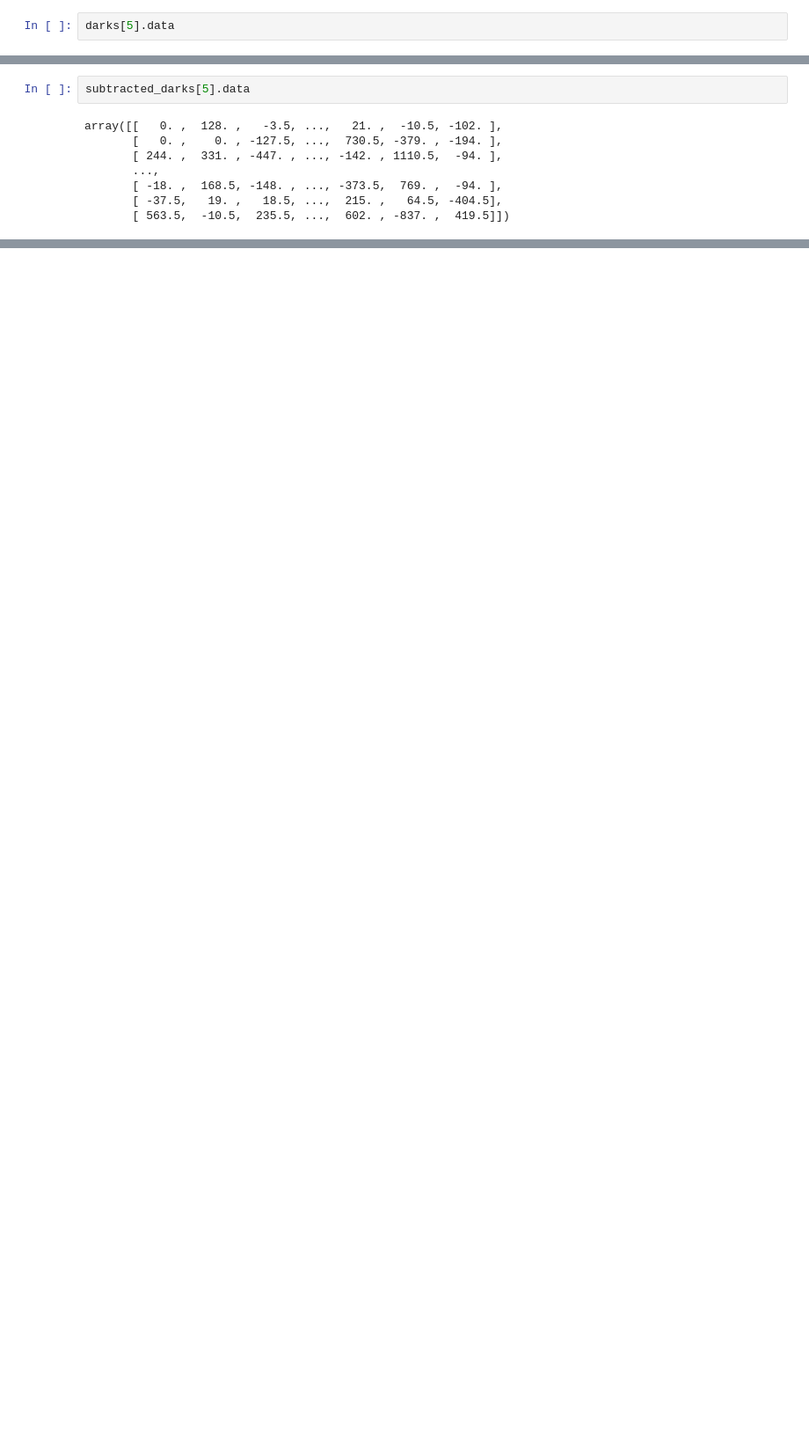
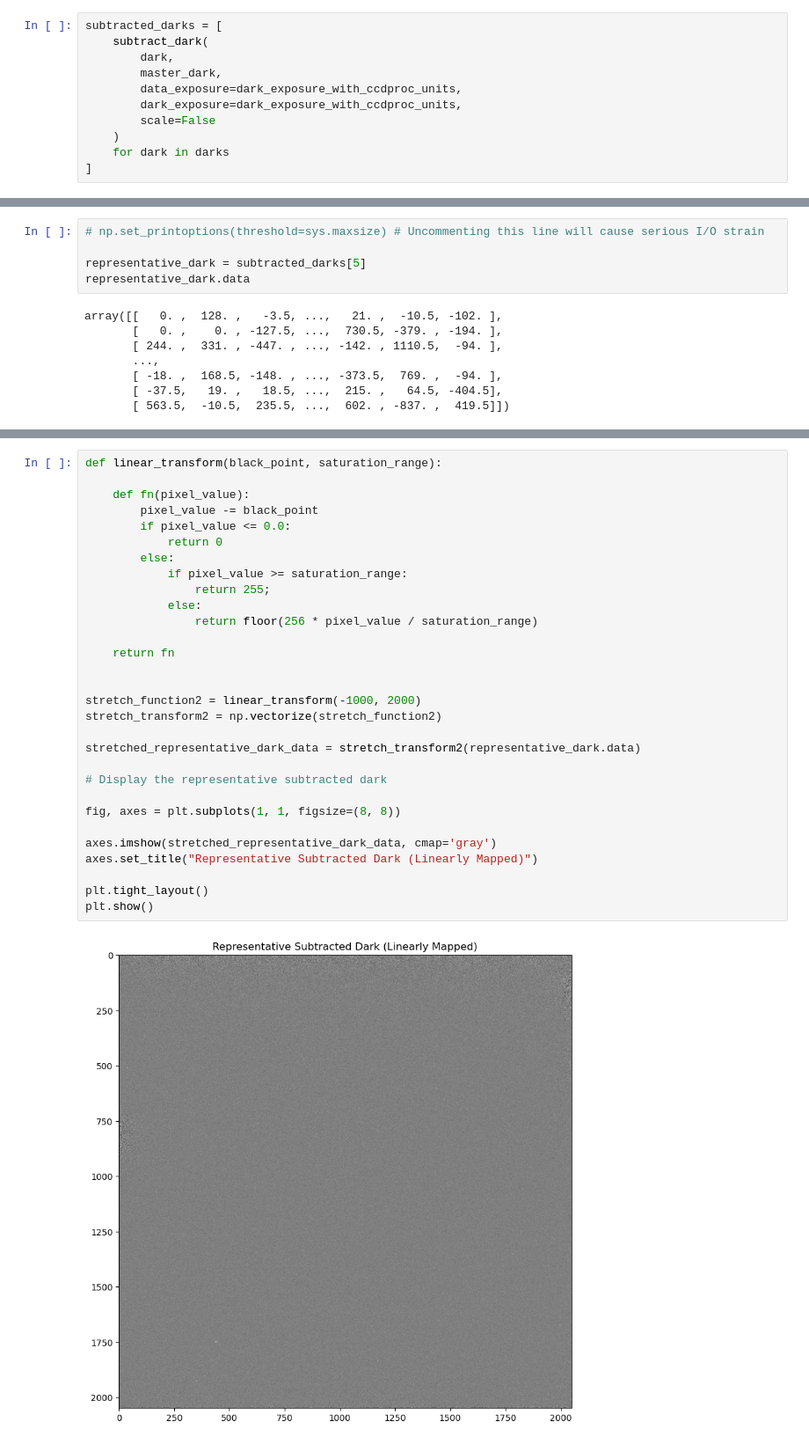
Before and after one commit to brianhill/uv-transients, a Jupyter notebook: analyses/30s_darks/30s_darks-calibration.ipynb, the cells around one changed output, grey strips where cells are left out. Shown at 88% size. Drawn from its saved outputs; the diff is of its cells as text; blank space fills up the shorter version.

```diff
--- a/analyses/30s_darks/30s_darks-calibration.ipynb
+++ b/analyses/30s_darks/30s_darks-calibration.ipynb
@@ -166,2 +185,11 @@ plt.show()
 # %%
-darks[5].data
+subtracted_darks = [
+    subtract_dark(
+        dark,
+        master_dark,
+        data_exposure=dark_exposure_with_ccdproc_units,
+        dark_exposure=dark_exposure_with_ccdproc_units,
+        scale=False
+    )
+    for dark in darks
+]
@@ -176,5 +201,8 @@ array([[ 6400, 61638,     0, ..., 14966, 14966, 14288],
 # %%
-subtracted_darks[5].data
+# np.set_printoptions(threshold=sys.maxsize) # Uncommenting this line will cause serious I/O strain
+
+representative_dark = subtracted_darks[5]
+representative_dark.data
 # %% [output]
 array([[   0. ,  128. ,   -3.5, ...,   21. ,  -10.5, -102. ],
        [   0. ,    0. , -127.5, ...,  730.5, -379. , -194. ],
@@ -221,0 +220,32 @@ array([[6.40000e+03, 6.15100e+04, 3.50000e+00, ..., 1.49450e+04,
+# %%
+def linear_transform(black_point, saturation_range):
+
+    def fn(pixel_value):
+        pixel_value -= black_point
+        if pixel_value <= 0.0:
+            return 0
+        else:
+            if pixel_value >= saturation_range:
+                return 255;
+            else:
+                return floor(256 * pixel_value / saturation_range)
+
+    return fn
+
+
+stretch_function2 = linear_transform(-1000, 2000)
+stretch_transform2 = np.vectorize(stretch_function2)
+
+stretched_representative_dark_data = stretch_transform2(representative_dark.data)
+
+# Display the representative subtracted dark
+
+fig, axes = plt.subplots(1, 1, figsize=(8, 8))
+
+axes.imshow(stretched_representative_dark_data, cmap='gray')
+axes.set_title("Representative Subtracted Dark (Linearly Mapped)")
+
+plt.tight_layout()
+plt.show()
+# %% [output]
+[figure, added]
```
Also changed, not shown: parts of 18 cells of this notebook, 2 other files.
